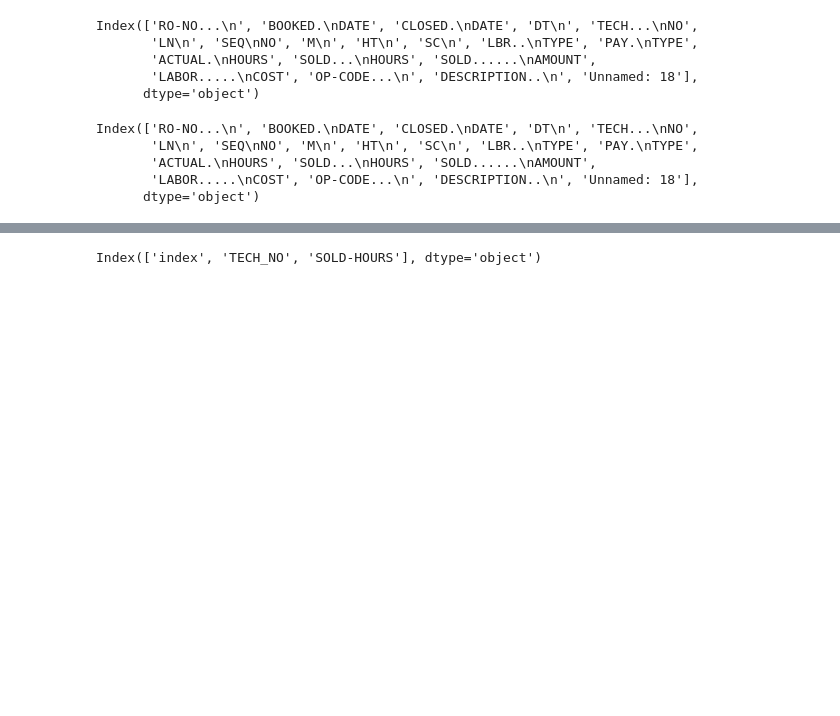
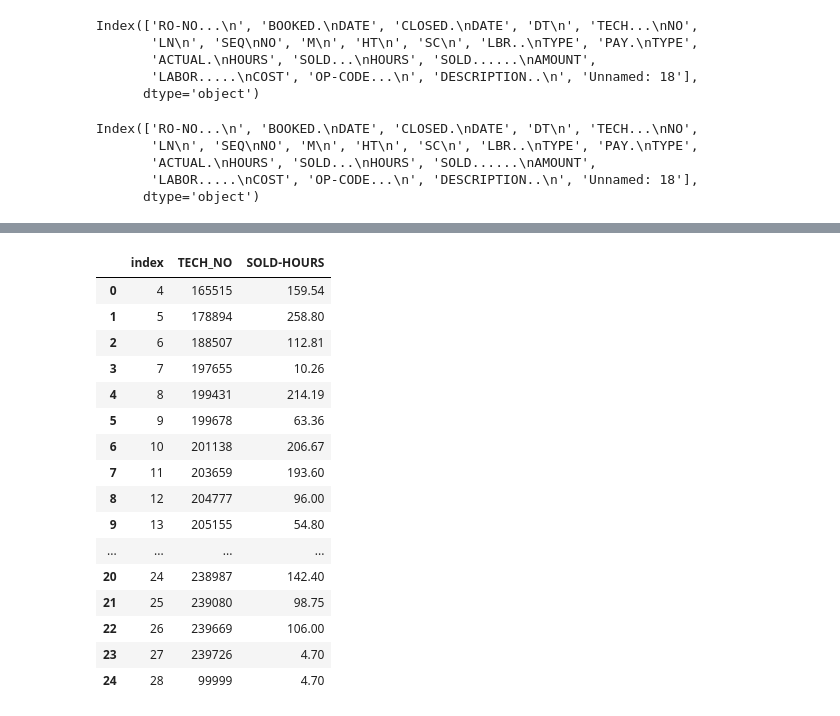
Before and after one commit to lromano0706/RTH, a Jupyter notebook: RTHExample.ipynb, the cells around one changed output, grey strips where cells are left out. Saved outputs shown, nothing was run; the diff lists cells and outputs as text; code cells hidden in the pictures; blank space fills up the shorter version.

```diff
--- a/RTHExample.ipynb
+++ b/RTHExample.ipynb
@@ -82,9 +105,25 @@ active = df3.iloc[4:30,:]
 # %%
 active
 newactive = active.reset_index()
-newactive.
+newactive
 # %% [output]
-Index(['index', 'TECH_NO', 'SOLD-HOURS'], dtype='object')
+|  | index | TECH_NO | SOLD-HOURS |
+| 0 | 4 | 165515 | 159.54 |
+| 1 | 5 | 178894 | 258.80 |
+| 2 | 6 | 188507 | 112.81 |
+| 3 | 7 | 197655 | 10.26 |
+| 4 | 8 | 199431 | 214.19 |
+| 5 | 9 | 199678 | 63.36 |
+| 6 | 10 | 201138 | 206.67 |
+| 7 | 11 | 203659 | 193.60 |
+| 8 | 12 | 204777 | 96.00 |
+| 9 | 13 | 205155 | 54.80 |
+| ... | ... | ... | ... |
+| 20 | 24 | 238987 | 142.40 |
+| 21 | 25 | 239080 | 98.75 |
+| 22 | 26 | 239669 | 106.00 |
+| 23 | 27 | 239726 | 4.70 |
+| 24 | 28 | 99999 | 4.70 |
 # %%
 newactive
 # %% [output]
```
Also changed, not shown: parts of 8 cells of this notebook, 2 other files.
